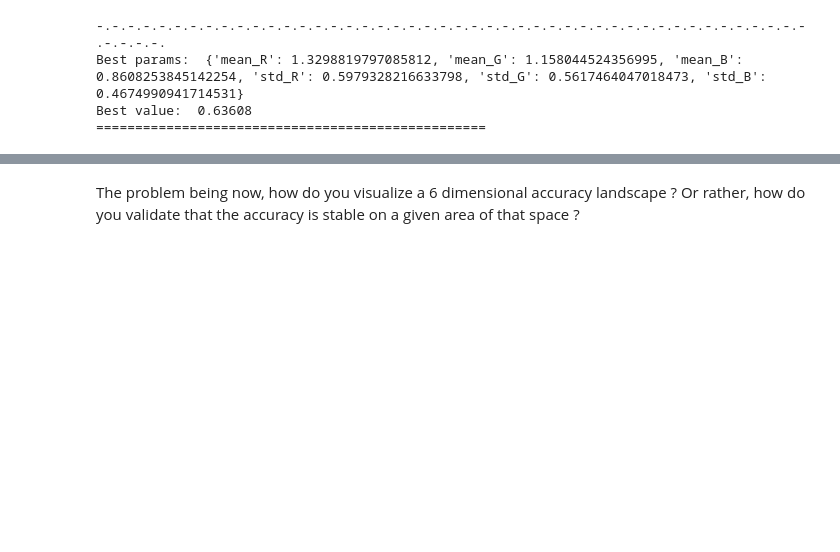
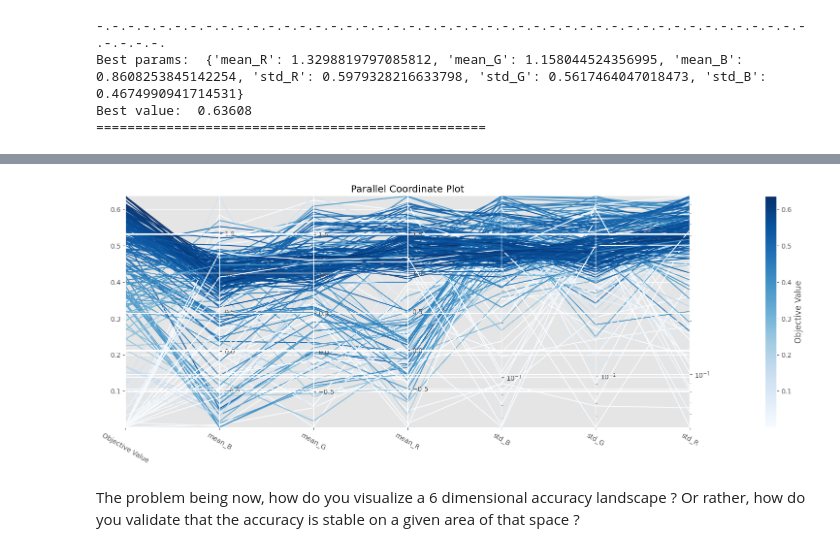
Before and after one commit to laurentperrinet/2024-12-09-normalizing-images-in-convolutional-neural-networks, a Jupyter notebook: 2024-12-09-normalizing-images-in-convolutional-neural-networks.ipynb, the cells around one changed output, grey strips where cells are left out. Drawn from its saved outputs; the diff is of its cells as text; code cells hidden in the pictures; blank space fills up the shorter version.

```diff
--- a/2024-12-09-normalizing-images-in-convolutional-neural-networks.ipynb
+++ b/2024-12-09-normalizing-images-in-convolutional-neural-networks.ipynb
@@ -643,3 +680,8 @@ Best value:  0.63608
+# %%
+optuna.visualization.matplotlib.plot_parallel_coordinate(study, params=["mean_R", "mean_G", "mean_B", "std_R", "std_G", "std_B"])
+plt.gcf().set_size_inches(figsize[0]*2, figsize[1])
+# %% [output]
+[figure, added]
 # %% [markdown]
 The problem being now, how do you visualize a 6 dimensional accuracy landscape ? Or rather, how do you validate that the accuracy is stable on a given area of that space ?
 # %% [markdown]
```
Also changed, not shown: parts of 12 cells of this notebook.
